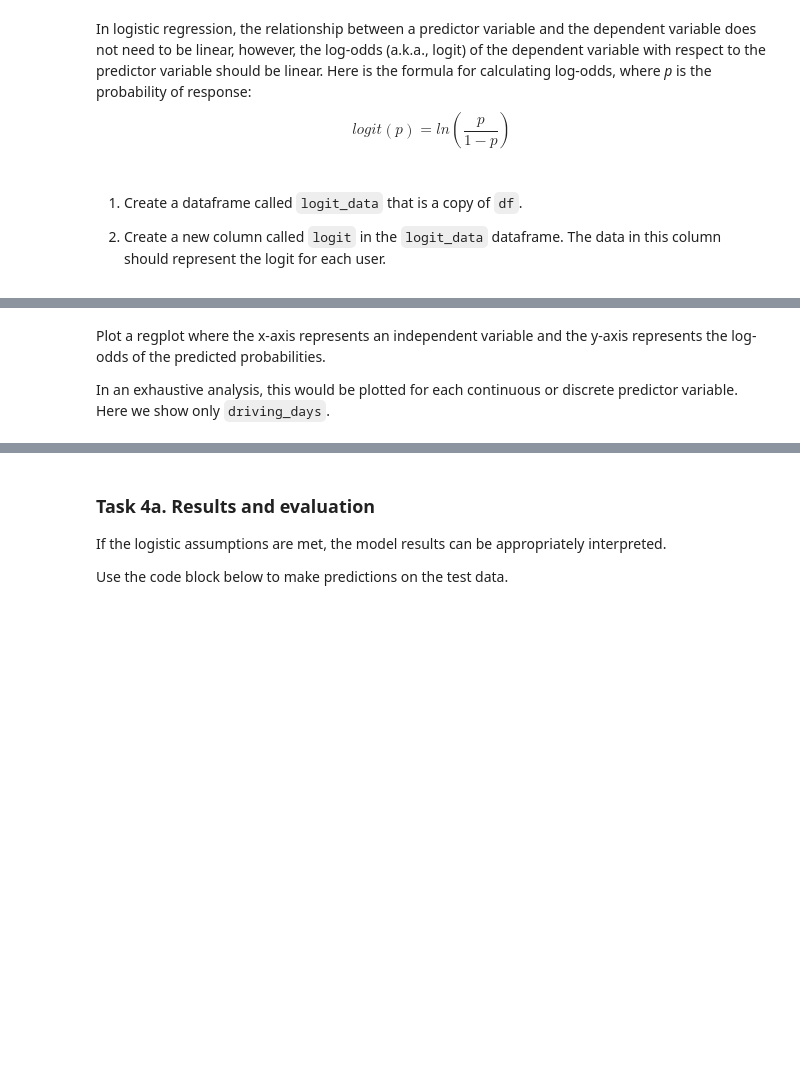
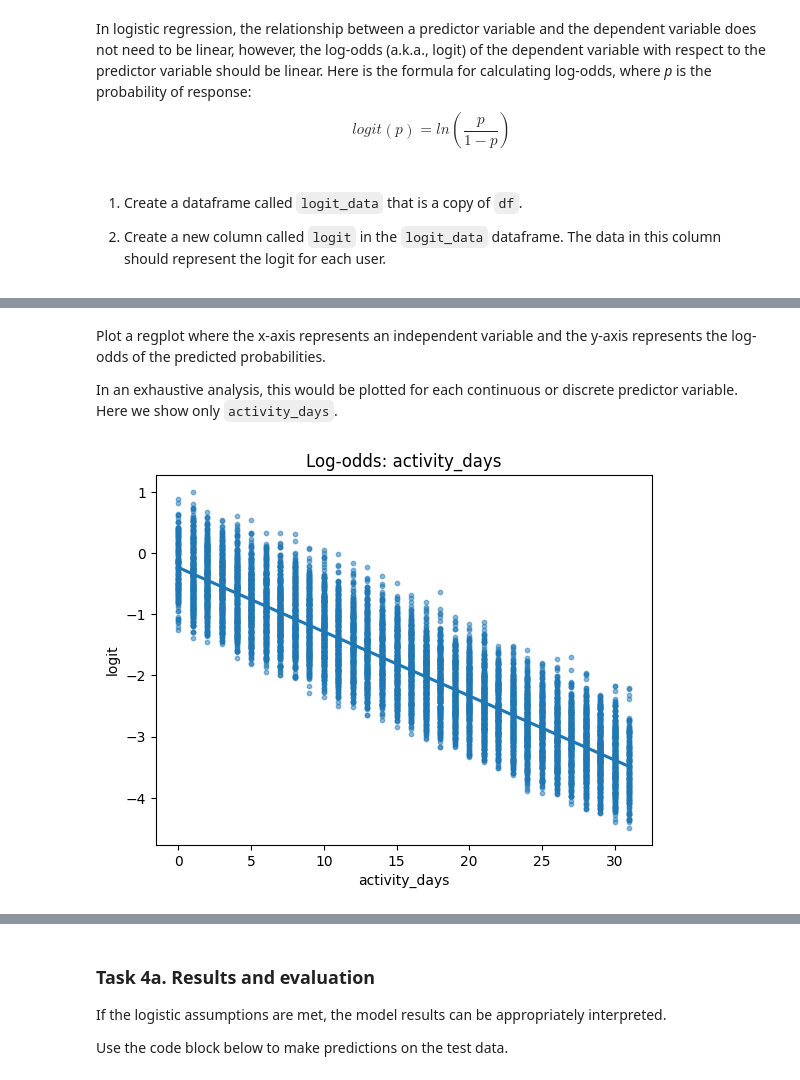
Before and after one commit to dianario/waze-project, a Jupyter notebook: 5_Waze_regression.ipynb, the cells around one changed output, grey strips where cells are left out. Cells and saved outputs as stored; diff of their text form; code cells hidden in the pictures; blank space fills up the shorter version.

```diff
--- a/5_Waze_regression.ipynb
+++ b/5_Waze_regression.ipynb
@@ -465,6 +543,8 @@ Use scikit-learn's [`train_test_split()`](https://scikit-learn.org/stable/module
 **Note 2:** Because the target class is imbalanced (82% retained vs. 18% churned), you want to make sure that you don't get an unlucky split that over- or under-represents the frequency of the minority class. Set the function's `stratify` parameter to `y` to ensure that the minority class appears in both train and test sets in the same proportion that it does in the overall dataset.
 # %%
 # Perform the train-test split
-### YOUR CODE HERE ###
+X_train, X_test, y_train, y_test = train_test_split(X, y,
+                                                    stratify=y,
+                                                    random_state=42)
 # %%
 # Use .head()
@@ -481,0 +567,4 @@ Fit the model on `X_train` and `y_train`.
+# %%
+# Fit logistic regression model
+clf_model = LogisticRegression(penalty=None, max_iter=1000)
+clf_model.fit(X_train, y_train)
@@ -497,7 +610,7 @@ Verify the linear relationship between X and the estimated log odds (known as lo
 Call the model's `predict_proba()` method to generate the probability of response for each sample in the training data. (The training data is the argument to the method.) Assign the result to a variable called `training_probabilities`. This results in a 2-D array where each row represents a user in `X_train`. The first column is the probability of the user not churning, and the second column is the probability of the user churning.
 # %%
 # Get the predicted probabilities of the training data
-### YOUR CODE HERE ###
+training_probabilities = clf_model.predict_proba(X_train)
 # %% [markdown]
 In logistic regression, the relationship between a predictor variable and the dependent variable does not need to be linear, however, the log-odds (a.k.a., logit) of the dependent variable with respect to the predictor variable should be linear. Here is the formula for calculating log-odds, where _p_ is the probability of response:
 <br>
@@ -511,7 +624,11 @@ $$
 2. Create a new column called `logit` in the `logit_data` dataframe. The data in this column should represent the logit for each user.
 # %%
 # 1. Copy the `X_train` dataframe and assign to `logit_data`
-### YOUR CODE HERE ###
+logit_data = X_train
 
 # 2. Create a new `logit` column in the `logit_data` df
-### YOUR CODE HERE ###
+# use list comprehension. Calculate the log of p(churned)/p(retained) for each
+# x probability pair in training_probabilities. Asign the logit to a new col.
+
+logit_data['logit'] = [np.log(prob[1]/prob[0]) for prob in training_probabilities]
+logit_data.head()
@@ -518,4 +642,4 @@ $$
 # %% [markdown]
 Plot a regplot where the x-axis represents an independent variable and the y-axis represents the log-odds of the predicted probabilities.
 
-In an exhaustive analysis, this would be plotted for each continuous or discrete predictor variable. Here we show only `driving_days`.
+In an exhaustive analysis, this would be plotted for each continuous or discrete predictor variable. Here we show only `activity_days`.
@@ -525 +646,15 @@ In an exhaustive analysis, this would be plotted for each continuous or discrete
+# %%
+# Suppress runtime warnings
+import warnings
+warnings.filterwarnings("ignore", category=RuntimeWarning)
+
+# Plot regplot of `activity_days` log-odds
+sns.regplot(data=logit_data,
+            x='activity_days',
+            y='logit',
+            scatter_kws={'s': 10, 'alpha': 0.5})
+plt.title('Log-odds: activity_days')
+plt.show()
+# %% [output]
+[figure, added]
 # %% [markdown]
```
Also changed, not shown: parts of 29 cells of this notebook.
